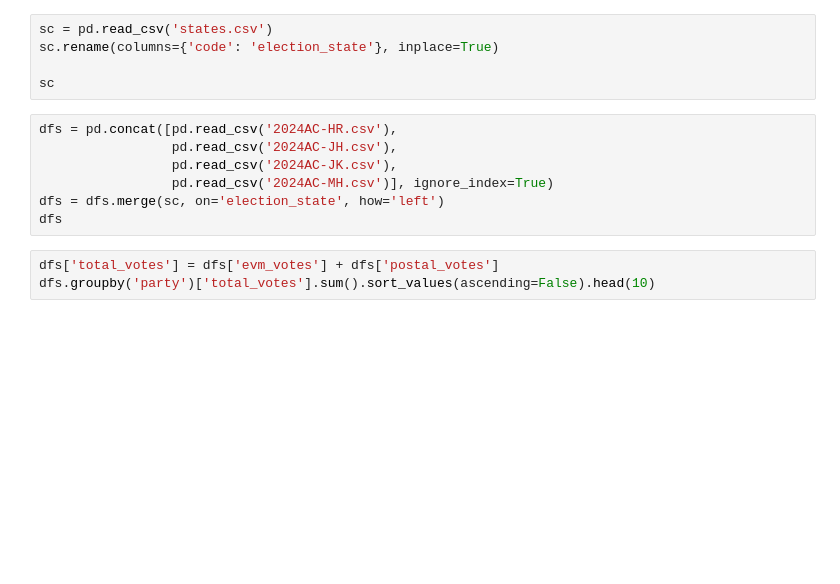
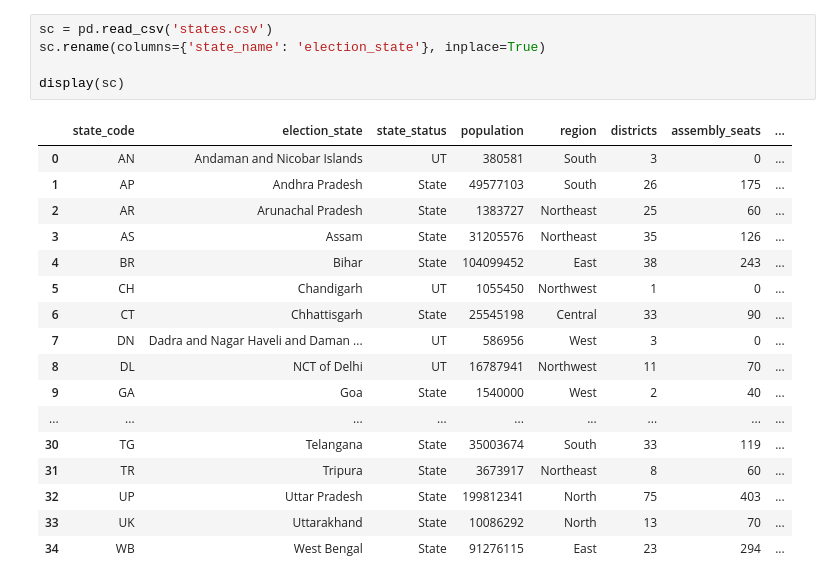
Before and after one commit to thecont1/india-votes-data, a Jupyter notebook: analyse-this.ipynb, the cells around one changed output. Saved outputs shown, nothing was run; the diff lists cells and outputs as text; blank space fills up the shorter version.

```diff
--- a/analyse-this.ipynb
+++ b/analyse-this.ipynb
@@ -103,15 +178,23 @@ df[['constituency', 'candidate', 'party', 'total_votes']].sort_values(by='total_
 # %%
 sc = pd.read_csv('states.csv')
-sc.rename(columns={'code': 'election_state'}, inplace=True)
+sc.rename(columns={'state_name': 'election_state'}, inplace=True)
 
-sc
+display(sc)
+# %% [output]
+|  | state_code | election_state | state_status | population | region | districts | assembly_seats | ... |
+| 0 | AN | Andaman and Nicobar Islands | UT | 380581 | South | 3 | 0 | ... |
+| 1 | AP | Andhra Pradesh | State | 49577103 | South | 26 | 175 | ... |
+| 2 | AR | Arunachal Pradesh | State | 1383727 | Northeast | 25 | 60 | ... |
+| 3 | AS | Assam | State | 31205576 | Northeast | 35 | 126 | ... |
+| 4 | BR | Bihar | State | 104099452 | East | 38 | 243 | ... |
+| 5 | CH | Chandigarh | UT | 1055450 | Northwest | 1 | 0 | ... |
+| 6 | CT | Chhattisgarh | State | 25545198 | Central | 33 | 90 | ... |
+| 7 | DN | Dadra and Nagar Haveli and Daman ... | UT | 586956 | West | 3 | 0 | ... |
+| 8 | DL | NCT of Delhi | UT | 16787941 | Northwest | 11 | 70 | ... |
+| 9 | GA | Goa | State | 1540000 | West | 2 | 40 | ... |
+| ... | ... | ... | ... | ... | ... | ... | ... | ... |
+| 30 | TG | Telangana | State | 35003674 | South | 33 | 119 | ... |
+| 31 | TR | Tripura | State | 3673917 | Northeast | 8 | 60 | ... |
+| 32 | UP | Uttar Pradesh | State | 199812341 | North | 75 | 403 | ... |
+| 33 | UK | Uttarakhand | State | 10086292 | North | 13 | 70 | ... |
+| 34 | WB | West Bengal | State | 91276115 | East | 23 | 294 | ... |
-# %%
-dfs = pd.concat([pd.read_csv('2024AC-HR.csv'),
-                 pd.read_csv('2024AC-JH.csv'),
-                 pd.read_csv('2024AC-JK.csv'),
-                 pd.read_csv('2024AC-MH.csv')], ignore_index=True)
-dfs = dfs.merge(sc, on='election_state', how='left')
-dfs
-# %%
-dfs['total_votes'] = dfs['evm_votes'] + dfs['postal_votes']
-dfs.groupby('party')['total_votes'].sum().sort_values(ascending=False).head(10)
```
Also changed, not shown: parts of 14 cells of this notebook.
